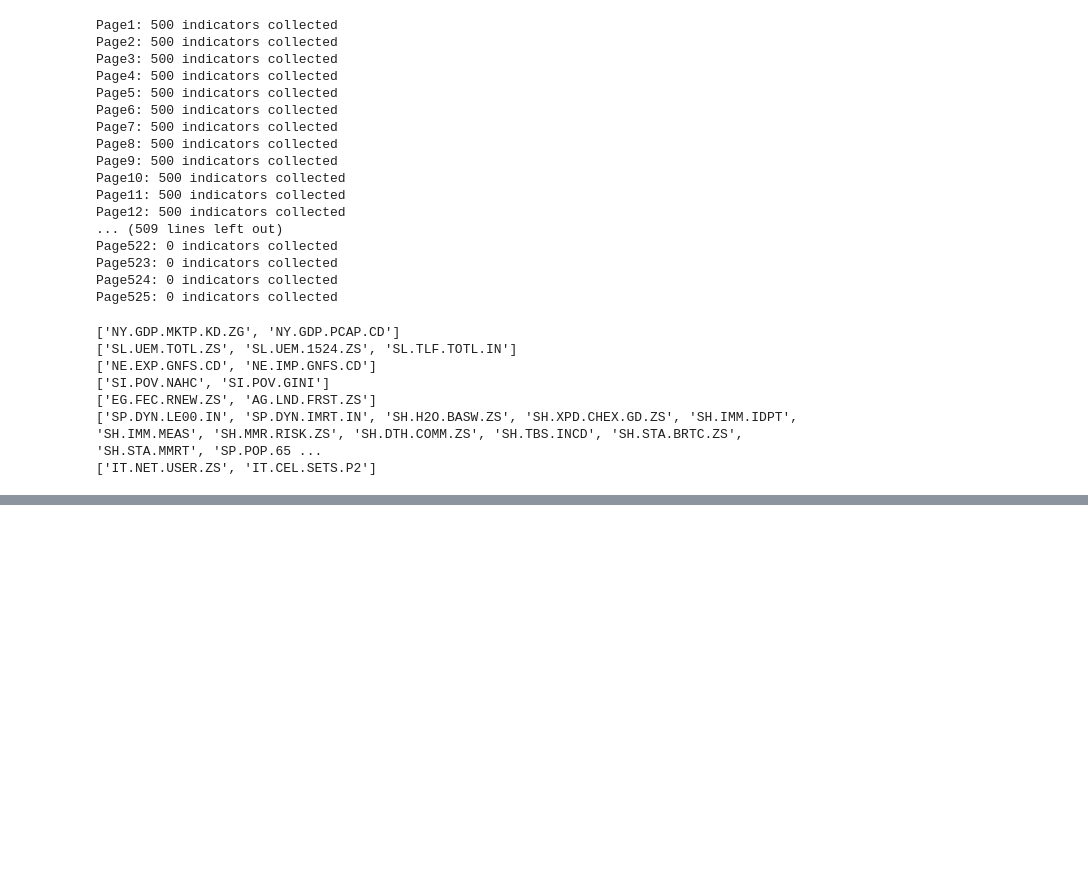
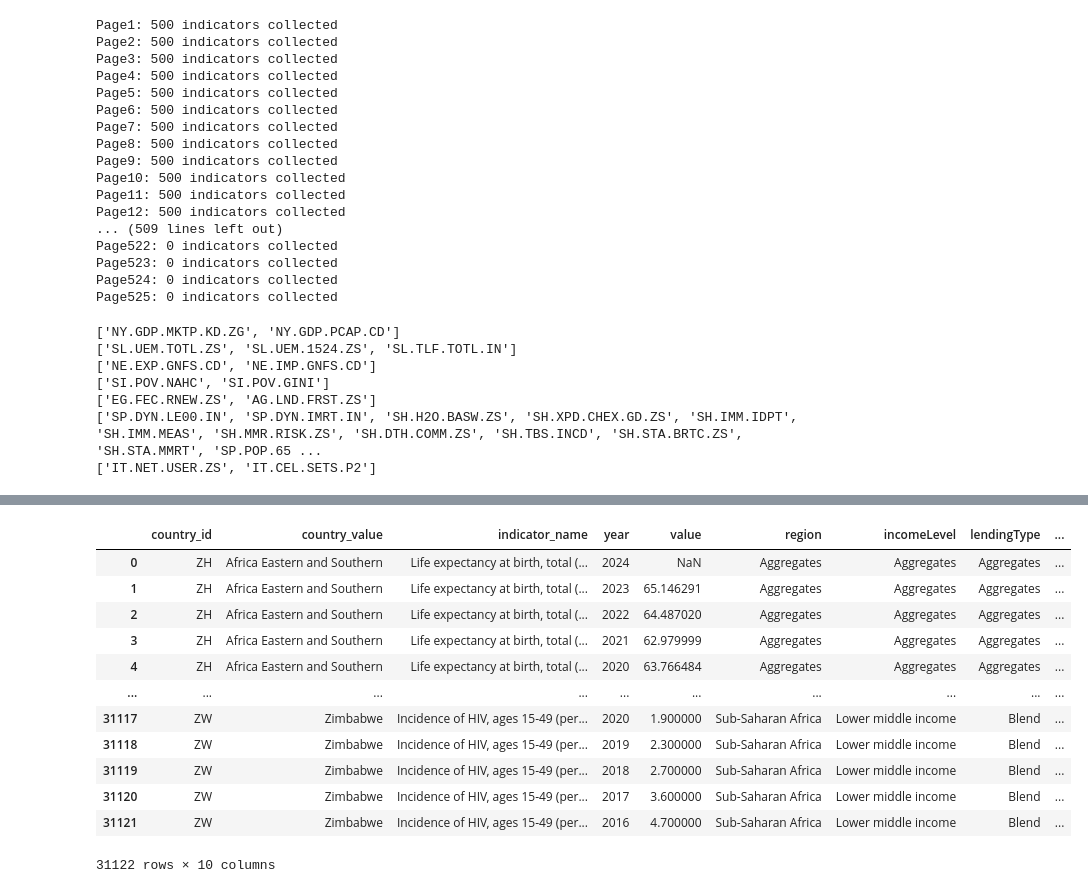
Before and after one commit to Rcloud173/real-world-data-analytics, a Jupyter notebook: GlobePulse Analytics/main.ipynb, the cells around one changed output, grey strips where cells are left out. Saved outputs shown, nothing was run; the diff lists cells and outputs as text; code cells hidden in the pictures; blank space fills up the shorter version.

```diff
--- a/GlobePulse Analytics/main.ipynb
+++ b/GlobePulse Analytics/main.ipynb
@@ -190,0 +279,40 @@ category_dataframes={}
+# %%
+economic_activity= category_dataframes.get("economic_activity_growth", pd.DataFrame())
+labour_market_jobs= category_dataframes.get("labour_market_indicators", pd.DataFrame())
+trade_globalization= category_dataframes.get("trade_globalization", pd.DataFrame())
+poverty_inequality= category_dataframes.get("poverty_inequality", pd.DataFrame())
+environmental_indicators= category_dataframes.get("environmental_indicators", pd.DataFrame())
+health_indicators= category_dataframes.get("health_indicators", pd.DataFrame())
+technology_indicators= category_dataframes.get("technology_indicators", pd.DataFrame())
+# %%
+economic= pd.merge(economic_activity, countries, on ="country_id", how="inner")
+labour_market = pd.merge(labour_market_jobs, countries, on ="country_id", how="inner")
+trade= pd.merge(trade_globalization, countries, on ="country_id", how="inner")
+poverty= pd.merge(poverty_inequality, countries, on ="country_id", how="inner")
+environment= pd.merge(environmental_indicators, countries, on ="country_id", how="inner")
+health=pd.merge(health_indicators, countries, on ="country_id", how="inner")
+technology=pd.merge(technology_indicators, countries, on ="country_id", how="inner")
+# %%
+economic.drop(columns=["indicator_id","name","id"], inplace=True)
+trade.drop(columns=["indicator_id","name","id"], inplace=True)
+labour_market.drop(columns=["indicator_id","name","id"], inplace=True)
+poverty.drop(columns=["indicator_id","name","id"], inplace=True)
+environment.drop(columns=["indicator_id","name","id"], inplace=True)
+health.drop(columns=["indicator_id","name","id"], inplace=True)
+technology.drop(columns=["indicator_id","name","id"], inplace=True)
+# %%
+health
+# %% [output]
+|  | country_id | country_value | indicator_name | year | value | region | incomeLevel | lendingType | ... |
+| 0 | ZH | Africa Eastern and Southern | Life expectancy at birth, total (... | 2024 | NaN | Aggregates | Aggregates | Aggregates | ... |
+| 1 | ZH | Africa Eastern and Southern | Life expectancy at birth, total (... | 2023 | 65.146291 | Aggregates | Aggregates | Aggregates | ... |
+| 2 | ZH | Africa Eastern and Southern | Life expectancy at birth, total (... | 2022 | 64.487020 | Aggregates | Aggregates | Aggregates | ... |
+| 3 | ZH | Africa Eastern and Southern | Life expectancy at birth, total (... | 2021 | 62.979999 | Aggregates | Aggregates | Aggregates | ... |
+| 4 | ZH | Africa Eastern and Southern | Life expectancy at birth, total (... | 2020 | 63.766484 | Aggregates | Aggregates | Aggregates | ... |
+| ... | ... | ... | ... | ... | ... | ... | ... | ... | ... |
+| 31117 | ZW | Zimbabwe | Incidence of HIV, ages 15-49 (per... | 2020 | 1.900000 | Sub-Saharan Africa | Lower middle income | Blend | ... |
+| 31118 | ZW | Zimbabwe | Incidence of HIV, ages 15-49 (per... | 2019 | 2.300000 | Sub-Saharan Africa | Lower middle income | Blend | ... |
+| 31119 | ZW | Zimbabwe | Incidence of HIV, ages 15-49 (per... | 2018 | 2.700000 | Sub-Saharan Africa | Lower middle income | Blend | ... |
+| 31120 | ZW | Zimbabwe | Incidence of HIV, ages 15-49 (per... | 2017 | 3.600000 | Sub-Saharan Africa | Lower middle income | Blend | ... |
+| 31121 | ZW | Zimbabwe | Incidence of HIV, ages 15-49 (per... | 2016 | 4.700000 | Sub-Saharan Africa | Lower middle income | Blend | ... |
+31122 rows × 10 columns
```
Also changed, not shown: parts of 2 cells of this notebook, 7 other files.
